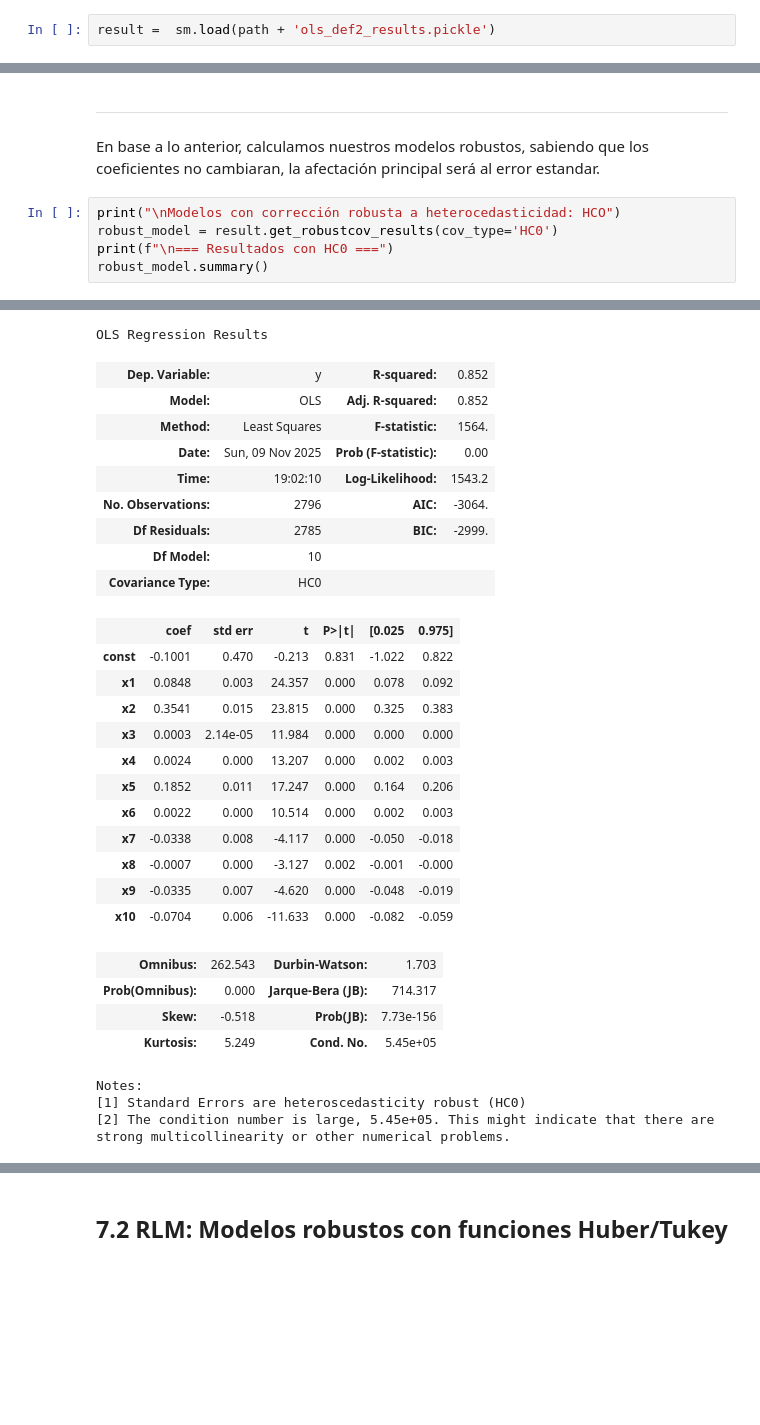
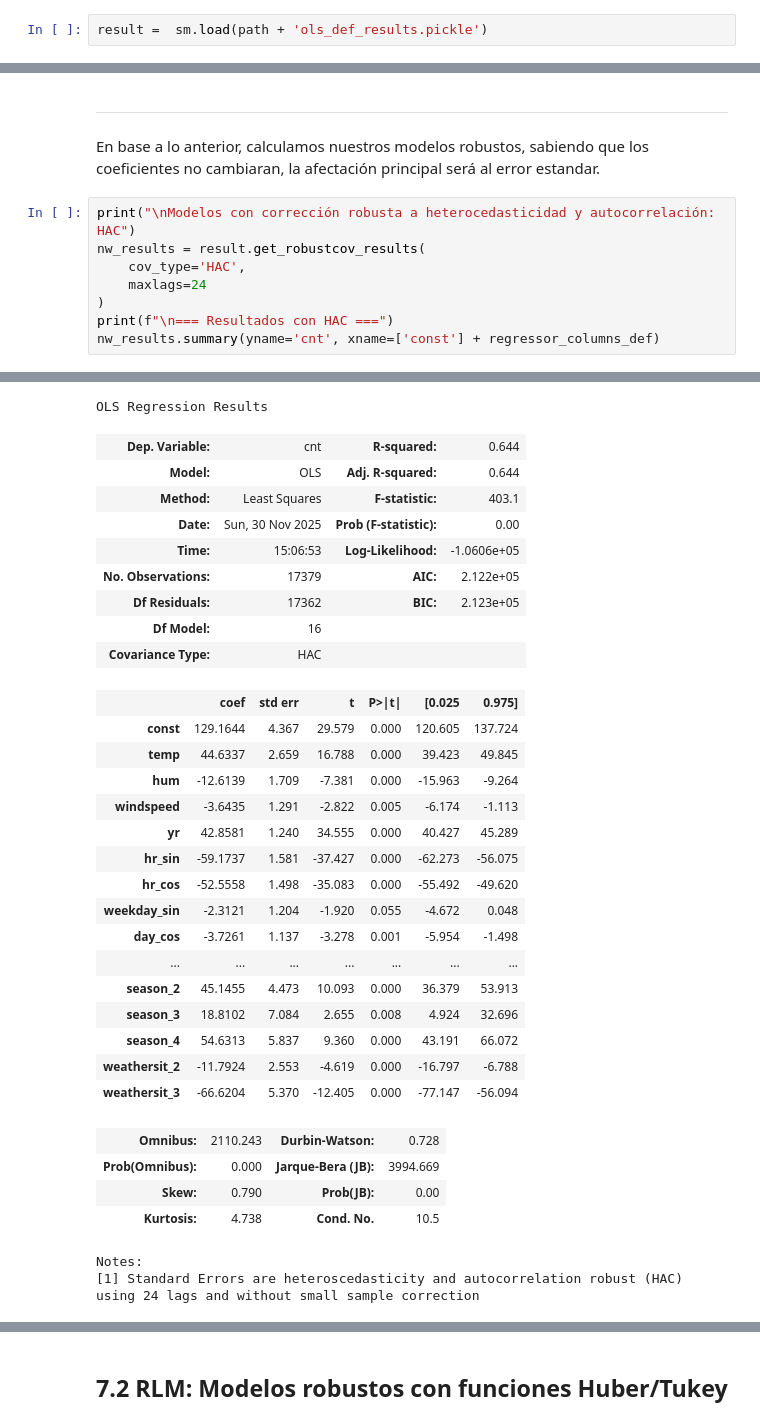
Before and after one commit to Fabian-11037/bike-sharing-regression, a Jupyter notebook: Notebooks/07-robust-methods.ipynb, the cells around one changed output, grey strips where cells are left out. Drawn from its saved outputs; the diff is of its cells as text; blank space fills up the shorter version.

```diff
--- a/Notebooks/07-robust-methods.ipynb
+++ b/Notebooks/07-robust-methods.ipynb
@@ -23,3 +23,3 @@ Y = np.load(path + 'Y_def2.dat', allow_pickle= True)
 # %%
-result =  sm.load(path + 'ols_def2_results.pickle')
+result =  sm.load(path + 'ols_def_results.pickle')
 # %%
@@ -64,8 +67,11 @@ Donde:
 ---
 En base a lo anterior, calculamos nuestros modelos robustos, sabiendo que los coeficientes no cambiaran, la afectación principal será al error estandar.
 # %%
-print("\nModelos con corrección robusta a heterocedasticidad: HCO")
-robust_model = result.get_robustcov_results(cov_type='HC0')
-print(f"\n=== Resultados con HC0 ===")
-robust_model.summary()
+print("\nModelos con corrección robusta a heterocedasticidad y autocorrelación: HAC")
+nw_results = result.get_robustcov_results(
+    cov_type='HAC',
+    maxlags=24
+)
+print(f"\n=== Resultados con HAC ===")
+nw_results.summary(yname='cnt', xname=['const'] + regressor_columns_def)
 # %% [output]
@@ -75,30 +81,32 @@ Modelos con corrección robusta a heterocedasticidad: HCO
 OLS Regression Results
-| Dep. Variable: | y | R-squared: | 0.852 |
-| Model: | OLS | Adj. R-squared: | 0.852 |
-| Method: | Least Squares | F-statistic: | 1564. |
-| Date: | Sun, 09 Nov 2025 | Prob (F-statistic): | 0.00 |
-| Time: | 19:02:10 | Log-Likelihood: | 1543.2 |
-| No. Observations: | 2796 | AIC: | -3064. |
-| Df Residuals: | 2785 | BIC: | -2999. |
-| Df Model: | 10 |  |  |
-| Covariance Type: | HC0 |  |  |
+| Dep. Variable: | cnt | R-squared: | 0.644 |
+| Model: | OLS | Adj. R-squared: | 0.644 |
+| Method: | Least Squares | F-statistic: | 403.1 |
+| Date: | Sun, 30 Nov 2025 | Prob (F-statistic): | 0.00 |
+| Time: | 15:06:53 | Log-Likelihood: | -1.0606e+05 |
+| No. Observations: | 17379 | AIC: | 2.122e+05 |
+| Df Residuals: | 17362 | BIC: | 2.123e+05 |
+| Df Model: | 16 |  |  |
+| Covariance Type: | HAC |  |  |
 |  | coef | std err | t | P>|t| | [0.025 | 0.975] |
-| const | -0.1001 | 0.470 | -0.213 | 0.831 | -1.022 | 0.822 |
-| x1 | 0.0848 | 0.003 | 24.357 | 0.000 | 0.078 | 0.092 |
-| x2 | 0.3541 | 0.015 | 23.815 | 0.000 | 0.325 | 0.383 |
-| x3 | 0.0003 | 2.14e-05 | 11.984 | 0.000 | 0.000 | 0.000 |
-| x4 | 0.0024 | 0.000 | 13.207 | 0.000 | 0.002 | 0.003 |
-| x5 | 0.1852 | 0.011 | 17.247 | 0.000 | 0.164 | 0.206 |
-| x6 | 0.0022 | 0.000 | 10.514 | 0.000 | 0.002 | 0.003 |
-| x7 | -0.0338 | 0.008 | -4.117 | 0.000 | -0.050 | -0.018 |
-| x8 | -0.0007 | 0.000 | -3.127 | 0.002 | -0.001 | -0.000 |
-| x9 | -0.0335 | 0.007 | -4.620 | 0.000 | -0.048 | -0.019 |
-| x10 | -0.0704 | 0.006 | -11.633 | 0.000 | -0.082 | -0.059 |
+| const | 129.1644 | 4.367 | 29.579 | 0.000 | 120.605 | 137.724 |
+| temp | 44.6337 | 2.659 | 16.788 | 0.000 | 39.423 | 49.845 |
+| hum | -12.6139 | 1.709 | -7.381 | 0.000 | -15.963 | -9.264 |
+| windspeed | -3.6435 | 1.291 | -2.822 | 0.005 | -6.174 | -1.113 |
+| yr | 42.8581 | 1.240 | 34.555 | 0.000 | 40.427 | 45.289 |
+| hr_sin | -59.1737 | 1.581 | -37.427 | 0.000 | -62.273 | -56.075 |
+| hr_cos | -52.5558 | 1.498 | -35.083 | 0.000 | -55.492 | -49.620 |
+| weekday_sin | -2.3121 | 1.204 | -1.920 | 0.055 | -4.672 | 0.048 |
+| day_cos | -3.7261 | 1.137 | -3.278 | 0.001 | -5.954 | -1.498 |
+| ... | ... | ... | ... | ... | ... | ... |
+| season_2 | 45.1455 | 4.473 | 10.093 | 0.000 | 36.379 | 53.913 |
+| season_3 | 18.8102 | 7.084 | 2.655 | 0.008 | 4.924 | 32.696 |
+| season_4 | 54.6313 | 5.837 | 9.360 | 0.000 | 43.191 | 66.072 |
+| weathersit_2 | -11.7924 | 2.553 | -4.619 | 0.000 | -16.797 | -6.788 |
+| weathersit_3 | -66.6204 | 5.370 | -12.405 | 0.000 | -77.147 | -56.094 |
-| Omnibus: | 262.543 | Durbin-Watson: | 1.703 |
-| Prob(Omnibus): | 0.000 | Jarque-Bera (JB): | 714.317 |
-| Skew: | -0.518 | Prob(JB): | 7.73e-156 |
-| Kurtosis: | 5.249 | Cond. No. | 5.45e+05 |
+| Omnibus: | 2110.243 | Durbin-Watson: | 0.728 |
+| Prob(Omnibus): | 0.000 | Jarque-Bera (JB): | 3994.669 |
+| Skew: | 0.790 | Prob(JB): | 0.00 |
+| Kurtosis: | 4.738 | Cond. No. | 10.5 |
 Notes:
-[1] Standard Errors are heteroscedasticity robust (HC0)
-[2] The condition number is large, 5.45e+05. This might indicate that there are
-strong multicollinearity or other numerical problems.
+[1] Standard Errors are heteroscedasticity and autocorrelation robust (HAC) using 24 lags and without small sample correction
```
Also changed, not shown: parts of 39 cells of this notebook, 5 other files.
